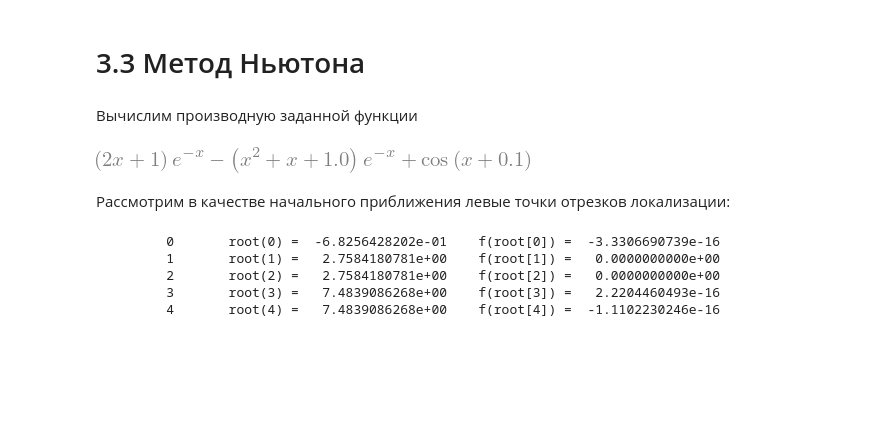
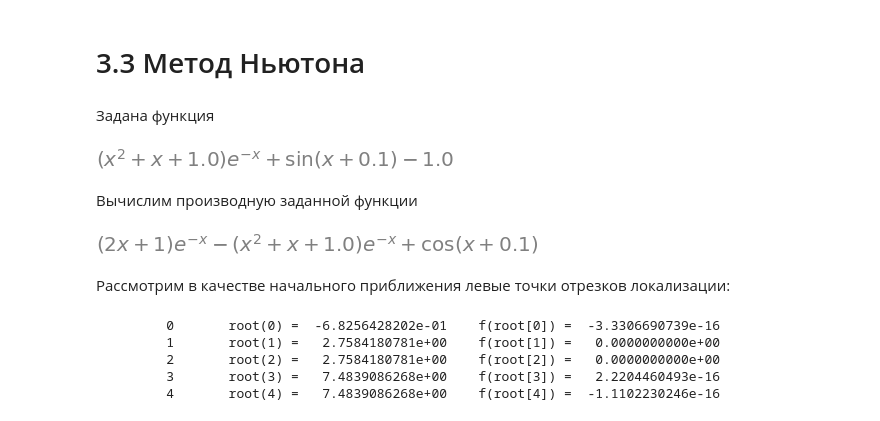
Before and after one commit to jbruler/rudn-python-labs, a Jupyter notebook: lab 07 Science part 1/Lab 7.ipynb, the cells around one changed output. Drawn from its saved outputs; the diff is of its cells as text; code cells hidden in the pictures; blank space fills up the shorter version.

```diff
--- a/lab 07 Science part 1/Lab 7.ipynb
+++ b/lab 07 Science part 1/Lab 7.ipynb
@@ -483,16 +566,20 @@ plt.show()
 [interactive output not drawn]
 # %% [markdown]
 # 3.3 Метод Ньютона
+# %% [markdown]
+Задана функция
+# %%
+x=symbols('x')
+F = (1.0 + x + x**2) * sm.exp(-x) + sm.sin(x + 0.1) - 1.0;
+F
+# %% [output]
+[figure, added]
 # %% [markdown]
 Вычислим производную заданной функции
-# %%
-x=symbols('x')
-
-F = (1.0 + x + x**2) * sm.exp(-x) + sm.sin(x + 0.1) - 1.0;
-
-FX = diff(F,x)
-FX
-# %% [output]
-[figure, removed]
+# %%
+FX = diff(F,x)
+FX
+# %% [output]
+[figure, added]
 # %%
 def fx(a):
```
Also changed, not shown: parts of 52 cells of this notebook.
